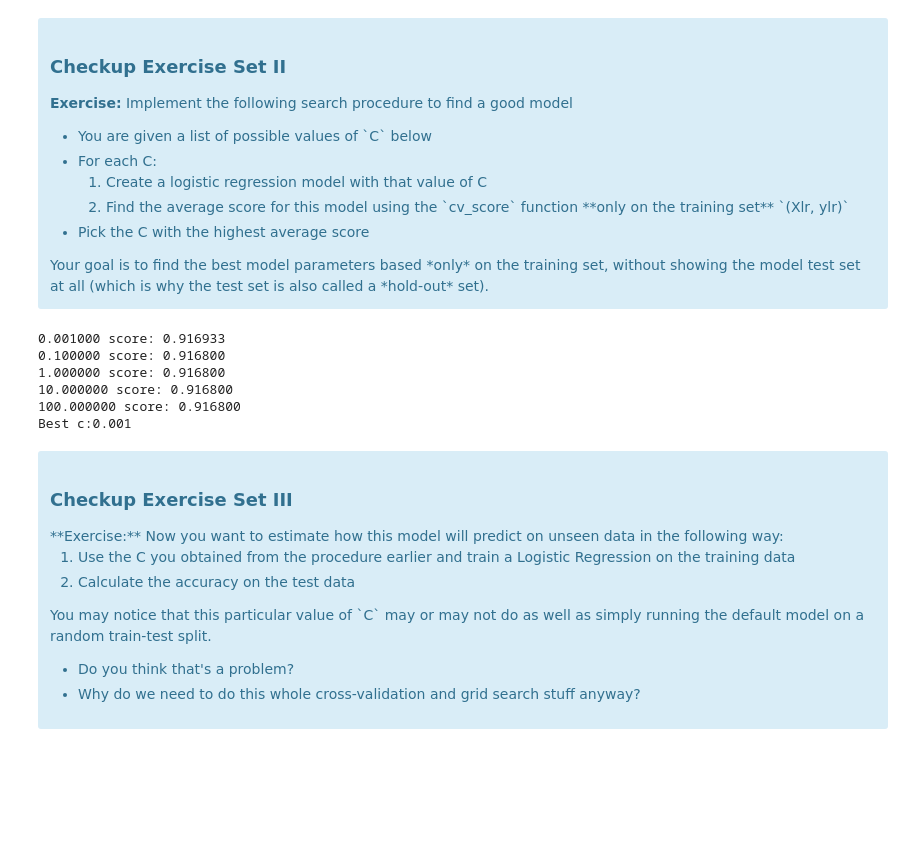
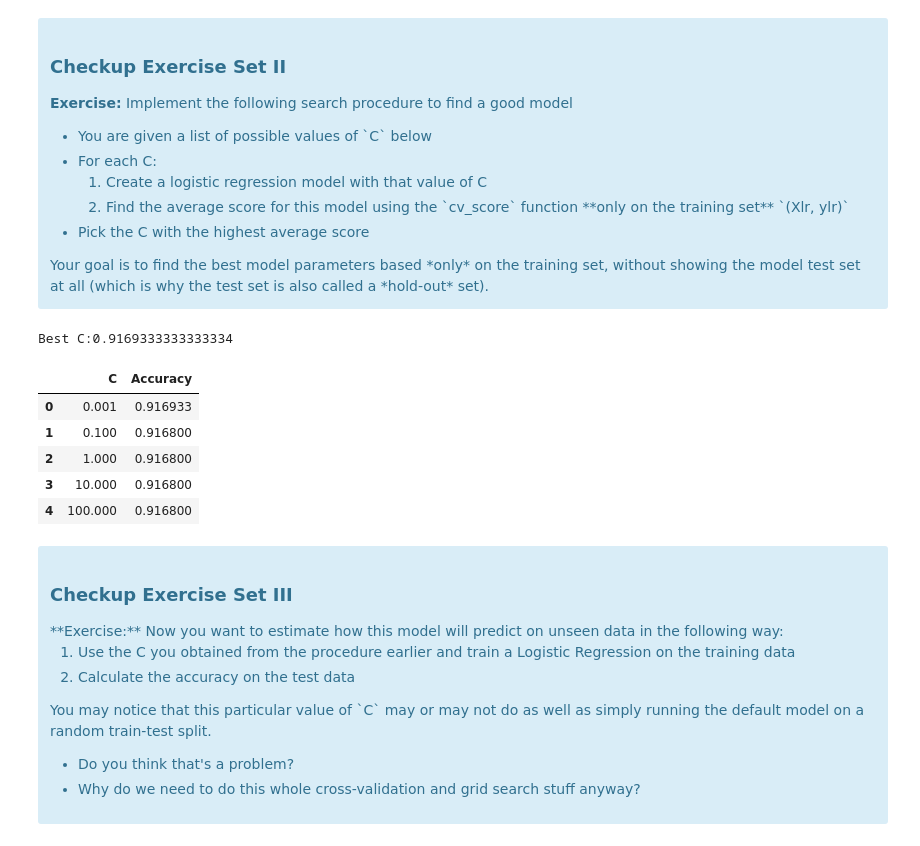
Before and after one commit to pmleffers/Springboard_Mini-Projects, a Jupyter notebook: Mini_Project_Logistic_Regression.ipynb, the cells around one changed output. Drawn from its saved outputs; the diff is of its cells as text; code cells hidden in the pictures; blank space fills up the shorter version.

```diff
--- a/Mini_Project_Logistic_Regression.ipynb
+++ b/Mini_Project_Logistic_Regression.ipynb
@@ -255,25 +255,26 @@ Your goal is to find the best model parameters based *only* on the training set,
 # %%
 #the grid of parameters to search over
 Cs = [0.001, 0.1, 1, 10, 100]
-results = []
-max_score = 0
+scores = []
 for c in Cs:
     clf = LogisticRegression(C=c)
     clf.fit(Xlr, ylr)
     score = accuracy_score(clf.predict(Xlr),ylr)
-    print("%f score: %f" % (c, score))
-    if (score > max_score):
-        max_score = score
-        best_c = c
+    scores.append(score)
 
-print("Best c:" + str(best_c))
+print("Best C:" + str(max(scores)))
+
+cscores=pd.DataFrame([Cs,scores]).T
+cscores.columns=['C','Accuracy']
+cscores
 # %% [output]
-0.001000 score: 0.916933
-0.100000 score: 0.916800
-1.000000 score: 0.916800
-10.000000 score: 0.916800
-100.000000 score: 0.916800
-Best c:0.001
+Best C:0.9169333333333334
+|  | C | Accuracy |
+| 0 | 0.001 | 0.916933 |
+| 1 | 0.100 | 0.916800 |
+| 2 | 1.000 | 0.916800 |
+| 3 | 10.000 | 0.916800 |
+| 4 | 100.000 | 0.916800 |
 # %% [markdown]
 <div class="span5 alert alert-info">
 <h3>Checkup Exercise Set III</h3>
```
Also changed, not shown: parts of 5 cells of this notebook.
